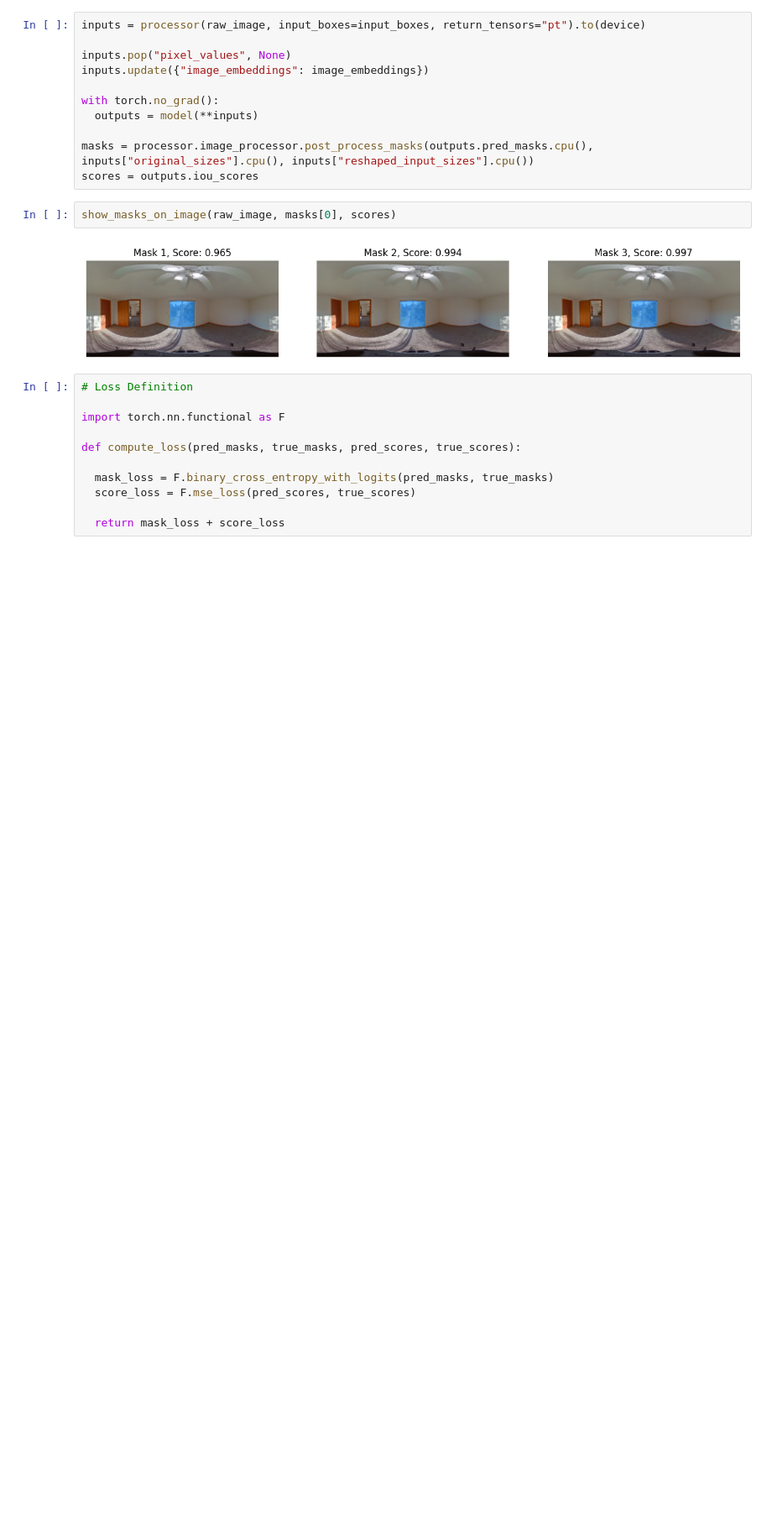
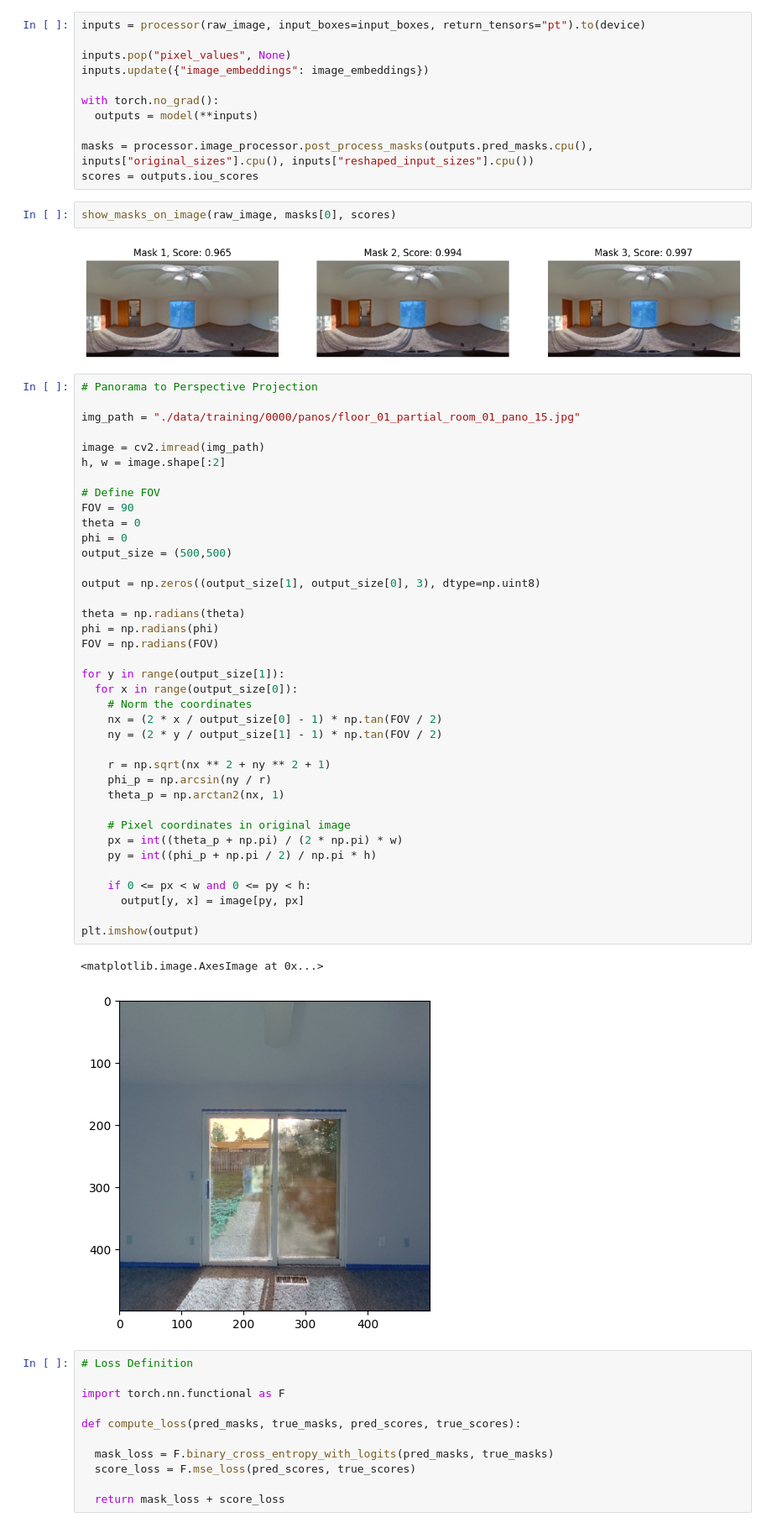
Before and after one commit to alexanderreiprich/floorscan, a Jupyter notebook: segmentation.ipynb, the cells around one changed output. Shown at 84% size. Cells and saved outputs as stored; diff of their text form; blank space fills up the shorter version.

Commit message:
Added image transformation from panorama to perspective

```diff
--- a/segmentation.ipynb
+++ b/segmentation.ipynb
@@ -152,6 +150,47 @@ scores = outputs.iou_scores
 show_masks_on_image(raw_image, masks[0], scores)
 # %% [output]
 [figure]
+# %%
+# Panorama to Perspective Projection
+
+img_path = "./data/training/0000/panos/floor_01_partial_room_01_pano_15.jpg"
+
+image = cv2.imread(img_path)
+h, w = image.shape[:2]
+
+# Define FOV
+FOV = 90
+theta = 0
+phi = 0
+output_size = (500,500)
+
+output = np.zeros((output_size[1], output_size[0], 3), dtype=np.uint8)
+
+theta = np.radians(theta)
+phi = np.radians(phi)
+FOV = np.radians(FOV)
+
+for y in range(output_size[1]):
+  for x in range(output_size[0]):
+    # Norm the coordinates
+    nx = (2 * x / output_size[0] - 1) * np.tan(FOV / 2)
+    ny = (2 * y / output_size[1] - 1) * np.tan(FOV / 2)
+
+    r = np.sqrt(nx ** 2 + ny ** 2 + 1)
+    phi_p = np.arcsin(ny / r)
+    theta_p = np.arctan2(nx, 1)
+
+    # Pixel coordinates in original image
+    px = int((theta_p + np.pi) / (2 * np.pi) * w)
+    py = int((phi_p + np.pi / 2) / np.pi * h)
+
+    if 0 <= px < w and 0 <= py < h:
+      output[y, x] = image[py, px]
+
+plt.imshow(output)
+# %% [output]
+<matplotlib.image.AxesImage at 0x...>
+[figure, added]
 # %%
 # Loss Definition
 
```
Also changed, not shown: parts of 5 cells of this notebook.
